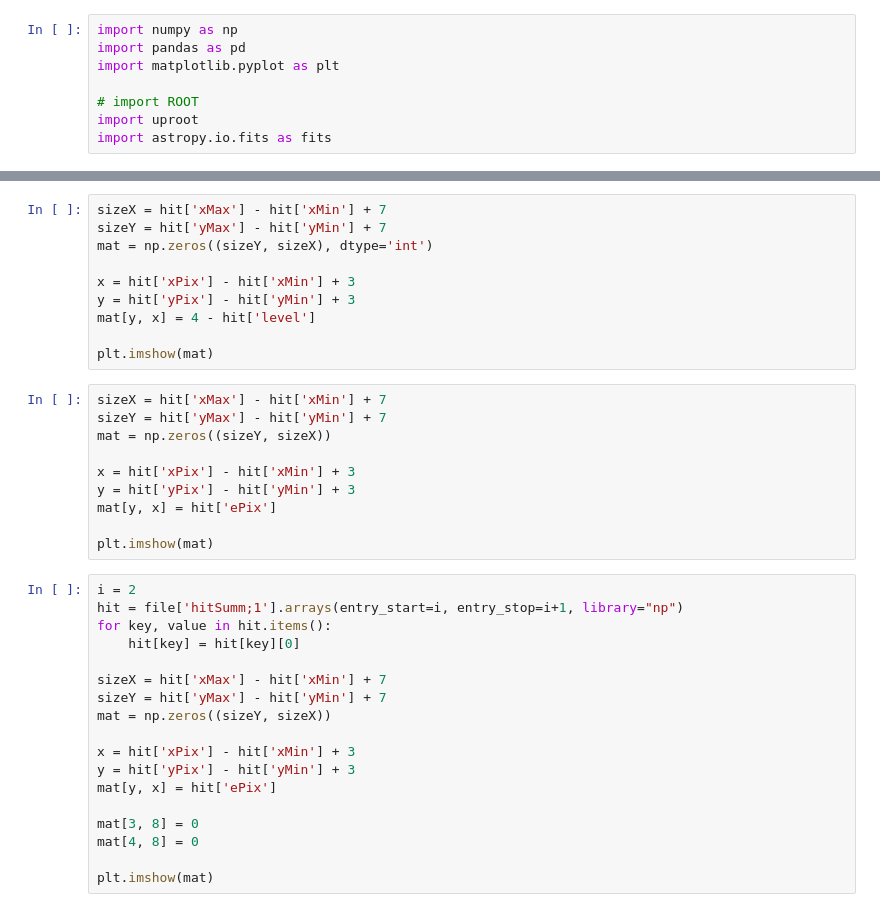
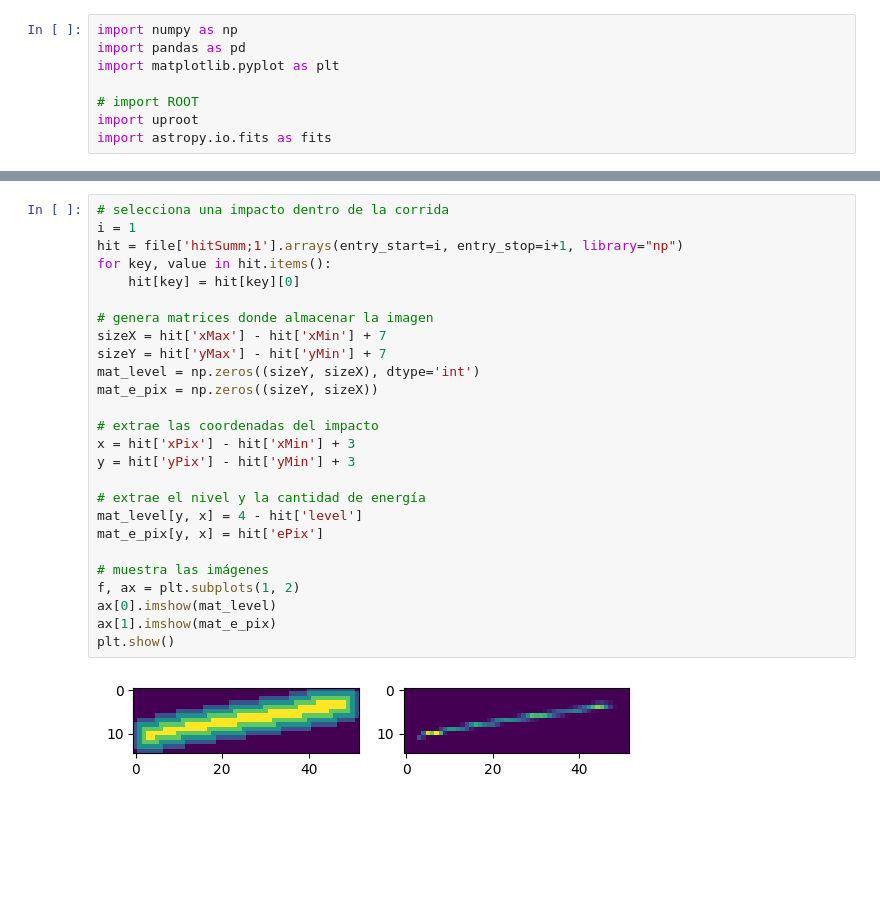
Before and after one commit to santi-acv/connie_tracking, a Jupyter notebook: leer_datos_connie.ipynb, the cells around one changed output, grey strips where cells are left out. Cells and saved outputs as stored; diff of their text form; blank space fills up the shorter version.

```diff
--- a/leer_datos_connie.ipynb
+++ b/leer_datos_connie.ipynb
@@ -158,38 +212,28 @@ mat
 # %%
+# selecciona una impacto dentro de la corrida
+i = 1
+hit = file['hitSumm;1'].arrays(entry_start=i, entry_stop=i+1, library="np")
+for key, value in hit.items():
+    hit[key] = hit[key][0]
+
+# genera matrices donde almacenar la imagen
 sizeX = hit['xMax'] - hit['xMin'] + 7
 sizeY = hit['yMax'] - hit['yMin'] + 7
-mat = np.zeros((sizeY, sizeX), dtype='int')
+mat_level = np.zeros((sizeY, sizeX), dtype='int')
+mat_e_pix = np.zeros((sizeY, sizeX))
 
+# extrae las coordenadas del impacto
 x = hit['xPix'] - hit['xMin'] + 3
 y = hit['yPix'] - hit['yMin'] + 3
-mat[y, x] = 4 - hit['level']
 
-plt.imshow(mat)
+# extrae el nivel y la cantidad de energía
+mat_level[y, x] = 4 - hit['level']
+mat_e_pix[y, x] = hit['ePix']
+
+# muestra las imágenes
+f, ax = plt.subplots(1, 2)
+ax[0].imshow(mat_level)
+ax[1].imshow(mat_e_pix)
+plt.show()
+# %% [output]
+[figure, added]
-# %%
-sizeX = hit['xMax'] - hit['xMin'] + 7
-sizeY = hit['yMax'] - hit['yMin'] + 7
-mat = np.zeros((sizeY, sizeX))
-
-x = hit['xPix'] - hit['xMin'] + 3
-y = hit['yPix'] - hit['yMin'] + 3
-mat[y, x] = hit['ePix']
-
-plt.imshow(mat)
-# %%
-i = 2
-hit = file['hitSumm;1'].arrays(entry_start=i, entry_stop=i+1, library="np")
-for key, value in hit.items():
-    hit[key] = hit[key][0]
-
-sizeX = hit['xMax'] - hit['xMin'] + 7
-sizeY = hit['yMax'] - hit['yMin'] + 7
-mat = np.zeros((sizeY, sizeX))
-
-x = hit['xPix'] - hit['xMin'] + 3
-y = hit['yPix'] - hit['yMin'] + 3
-mat[y, x] = hit['ePix']
-
-mat[3, 8] = 0
-mat[4, 8] = 0
-
-plt.imshow(mat)
```
Also changed, not shown: parts of 18 cells of this notebook, 1 other file.
